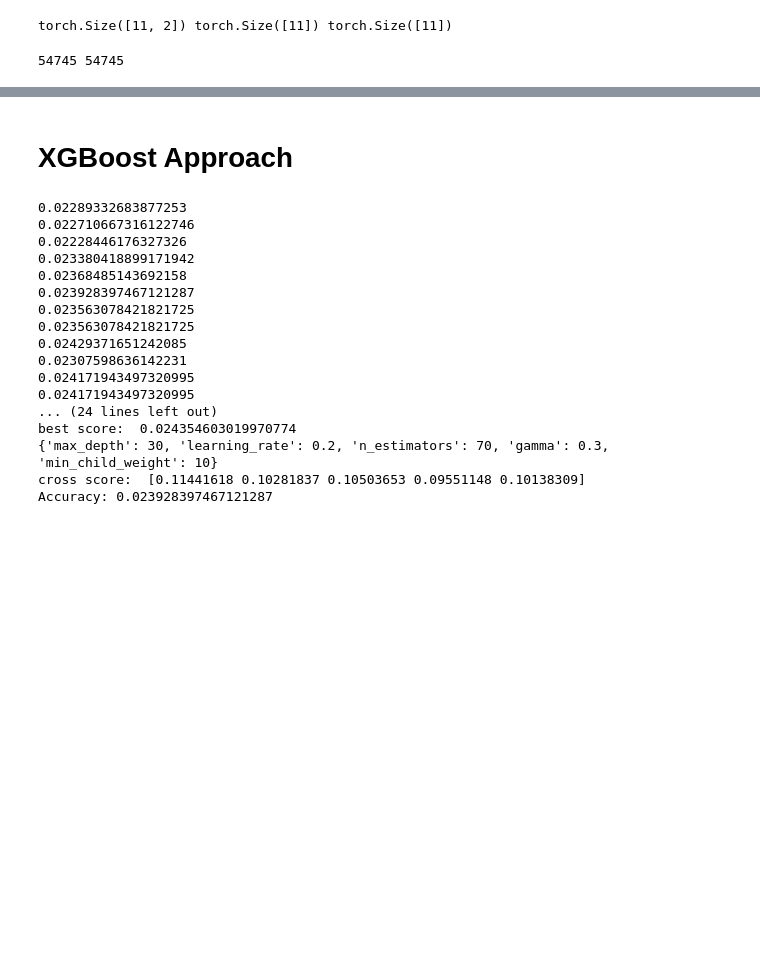
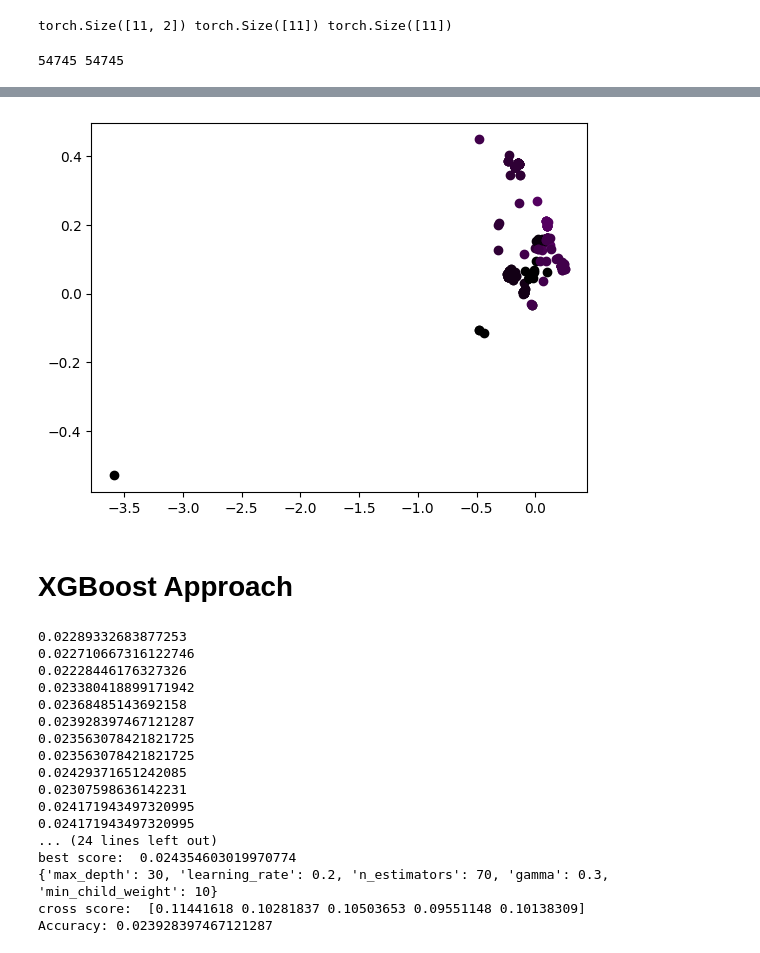
Before and after one commit to briag1/ProjetLong, a Jupyter notebook: Projet_Long_3_dt.ipynb, the cells around one changed output, grey strips where cells are left out. Drawn from its saved outputs; the diff is of its cells as text; code cells hidden in the pictures; blank space fills up the shorter version.

```diff
--- a/Projet_Long_3_dt.ipynb
+++ b/Projet_Long_3_dt.ipynb
@@ -1613,3 +1685,18 @@ cross score:  [0.11441618 0.10281837 0.10503653 0.09551148 0.10138309]
+# %%
+import matplotlib.cm as cm
+def plot_itinerary(list_users):
+    fig, ax = plt.subplots()
+    for i in range(10):
+        user = random.choice(list_users)
+        # color = cm.nipy_spectral(random.choice(range(0, 10)))
+        norm = colors.Normalize(vmin=0, vmax=10)
+        for j in range(len(user['pos_id'])):
+          ax.plot(user['input'][j,0], user['input'][j,1], 'o', color=color)
+    plt.show()
+
+plot_itinerary(list_users)
+# %% [output]
+[figure, added]
 # %% [markdown]
 # XGBoost Approach
 # %%
```
Also changed, not shown: parts of 7 cells of this notebook.
